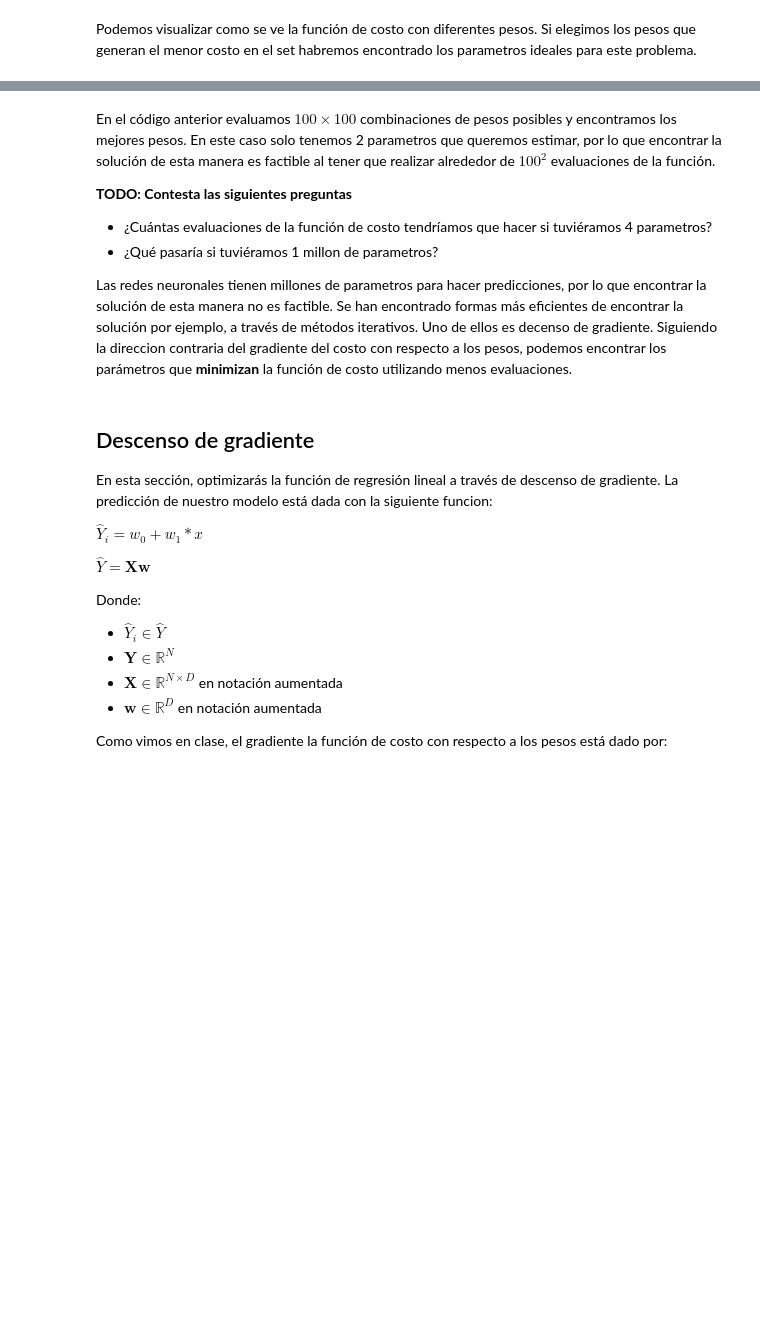
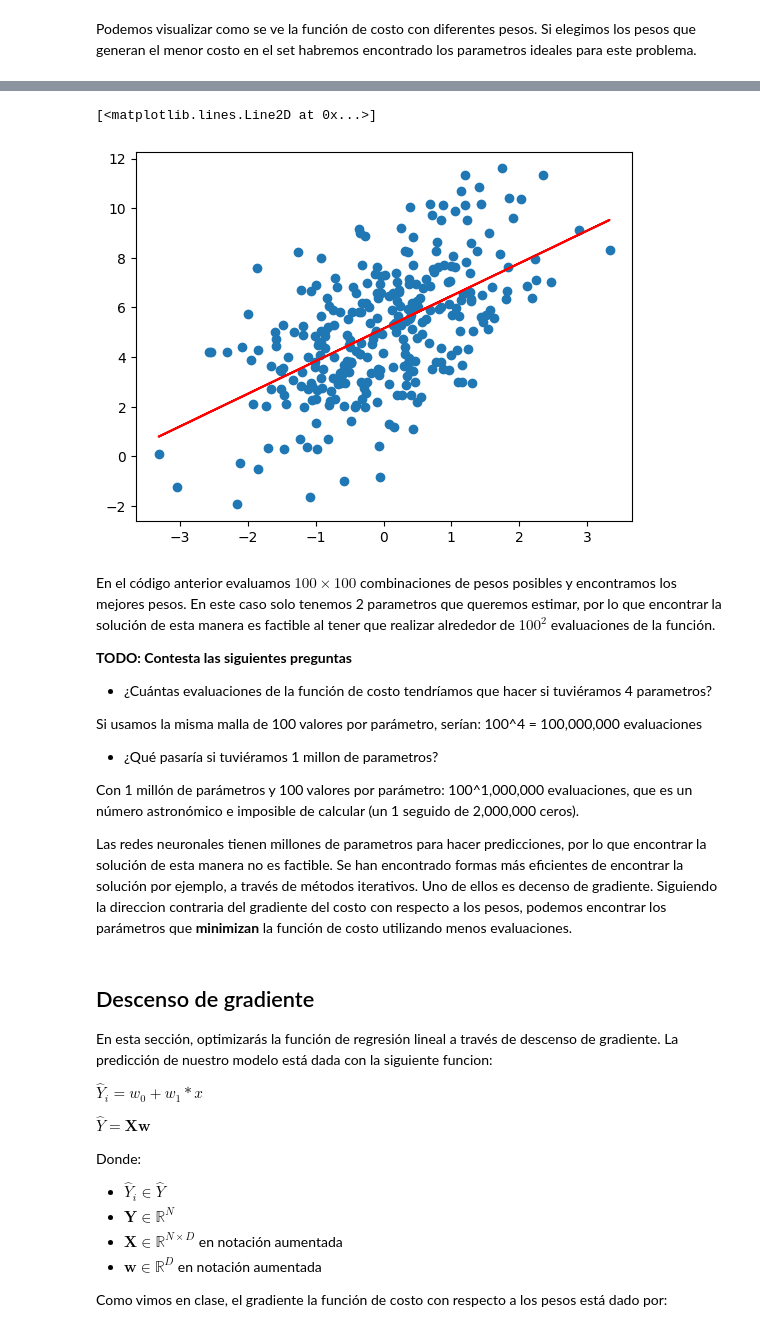
Before and after one commit to marflowersmar/ML25_MD_2025, a Jupyter notebook: src/ml25/E03_linear_reg/gradient_descent.ipynb, the cells around one changed output, grey strips where cells are left out. Saved outputs shown, nothing was run; the diff lists cells and outputs as text; code cells hidden in the pictures; blank space fills up the shorter version.

```diff
--- a/src/ml25/E03_linear_reg/gradient_descent.ipynb
+++ b/src/ml25/E03_linear_reg/gradient_descent.ipynb
@@ -101,25 +103,33 @@ plt.show()
 # %%
 # Podemos encontrar la combinación de pesos que minimizan el costo
 # Y de esta manera encontrar los pesos ideales
 best_idx = np.argmin(calc_cost)
 search_w0 = w0_flat[best_idx]
 search_w1 = w1_flat[best_idx]
 search_w = [[search_w0], [search_w1]]
 
 plt.scatter(X, target_y)
 # TODO: Grafica la línea de regresión generada por tu modelo search_w
 # Encima de las muestras dadas
 # ====== Start of solution =====
-pred_y = ...
-plt.plot(...)
+pred_y = search_w0 + search_w1 * X
+plt.plot(X, pred_y, color="red")
 # ====== End of solution =====
+# %% [output]
+[<matplotlib.lines.Line2D at 0x...>]
+[figure, added]
 # %% [markdown]
 En el código anterior evaluamos $100 \times 100$ combinaciones de pesos posibles y encontramos los mejores pesos. En este caso solo tenemos 2 parametros que queremos estimar, por lo que encontrar la solución de esta manera es factible al tener que realizar alrededor de $100^2$ evaluaciones de la función.
 
 <b>TODO: Contesta las siguientes preguntas</b>
 - ¿Cuántas evaluaciones de la función de costo tendríamos que hacer si tuviéramos 4 parametros?
+
+Si usamos la misma malla de 100 valores por parámetro, serían: 100^4 = 100,000,000 evaluaciones
+
 - ¿Qué pasaría si tuviéramos 1 millon de parametros?
 
+Con 1 millón de parámetros y 100 valores por parámetro: 100^1,000,000 evaluaciones, que es un número astronómico e imposible de calcular  (un 1 seguido de 2,000,000 ceros).
+
 Las redes neuronales tienen millones de parametros para hacer predicciones, por lo que encontrar la solución de esta manera no es factible. Se han encontrado formas más eficientes de encontrar la solución por ejemplo, a través de métodos iterativos. Uno de ellos es decenso de gradiente. Siguiendo la direccion contraria del gradiente del costo con respecto a los pesos, podemos encontrar los parámetros que <b>minimizan</b> la función de costo utilizando menos evaluaciones.
 # %% [markdown]
 ## Descenso de gradiente
```
Also changed, not shown: parts of 2 cells of this notebook.
